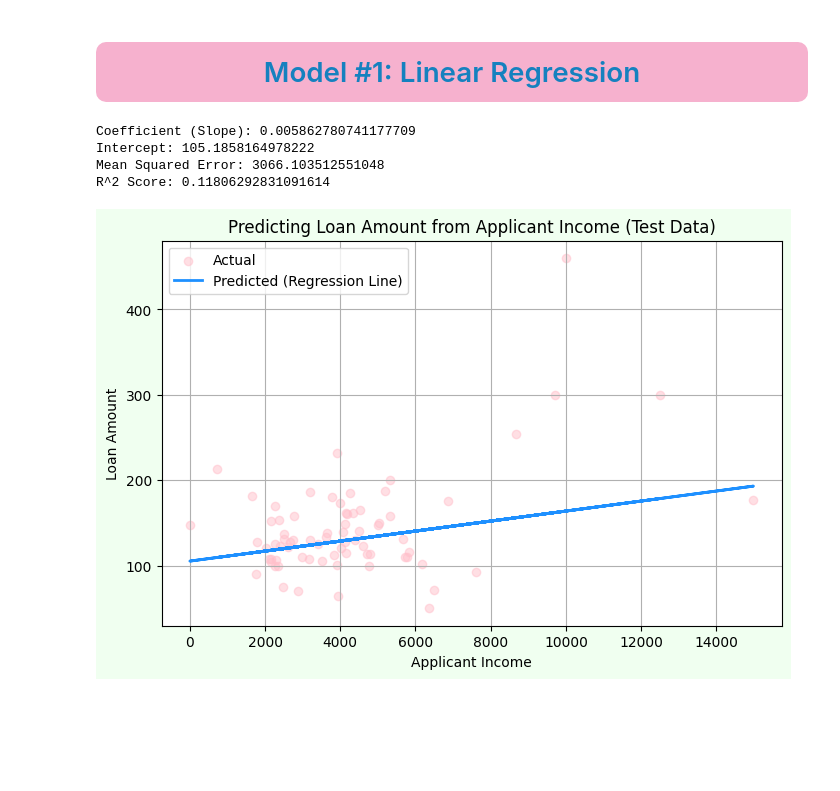
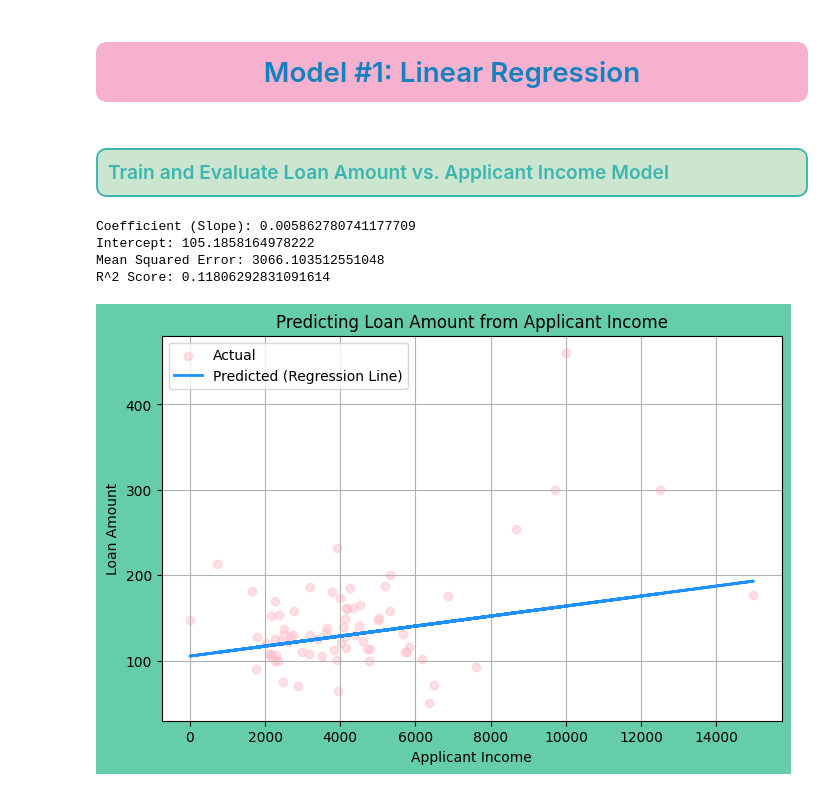
Before and after one commit to AbbyHoyt/KWK-Goldman-Sachs-ML-Final-Project, a Jupyter notebook: Abby_Hoyt_KWK_Machine_Learning_x_Finance_Challenge_Final_Project.ipynb, the cells around one changed output. Saved outputs shown, nothing was run; the diff lists cells and outputs as text; code cells hidden in the pictures; blank space fills up the shorter version.

Commit message:
Fixed references, subheader, and matplotlib graph.

```diff
--- a/Abby_Hoyt_KWK_Machine_Learning_x_Finance_Challenge_Final_Project.ipynb
+++ b/Abby_Hoyt_KWK_Machine_Learning_x_Finance_Challenge_Final_Project.ipynb
@@ -389,6 +395,10 @@ memory usage: 34.5+ KB
 IPython.display.HTML("<h1 style='color: #1581BF; text-align: center; text-transform: uppercase; background-color: #F6B1CE; padding: 10px; border-radius: 10px;'>Model #1: Linear Regression</h1>")
 # %% [output]
 Model #1: Linear Regression
+# %%
+IPython.display.HTML("<h3 style='background-color: #CCE5CF; padding: 10px; border: 2px solid #3DB6B1; border-radius: 10px; color: #3DB6B1;'>Train and Evaluate Loan Amount vs. Applicant Income Model</h3>")
+# %% [output]
+Train and Evaluate Loan Amount vs. Applicant Income Model
 # %%
 from sklearn.model_selection import train_test_split
 from sklearn.linear_model import LinearRegression
@@ -407,33 +417,33 @@ X_train, X_test, y_train, y_test = train_test_split(X, y, test_size = 0.2, rando
 # Train the model.
 model = LinearRegression()
 model.fit(X_train, y_train)
 
 # Make predictions.
 y_prediction = model.predict(X_test)
 
 # Evaluate model performance.
 mse = mean_squared_error(y_test, y_prediction)
 r2 = r2_score(y_test, y_prediction)
 
 print(f"Coefficient (Slope): {model.coef_[0]}")
 print(f"Intercept: {model.intercept_}")
 print(f"Mean Squared Error: {mse}")
 print(f"R^2 Score: {r2}")
 print()
 
 # Visualize results.
-plt.figure(figsize = (8, 5), facecolor = 'honeydew')
+plt.figure(figsize = (8, 5), facecolor = 'mediumaquamarine')
 plt.scatter(X_test, y_test, color = 'pink', alpha = 0.5, label = 'Actual')
 plt.plot(X_test, y_prediction, color = 'dodgerblue', linewidth = 2, label = 'Predicted (Regression Line)')
-plt.title("Predicting Loan Amount from Applicant Income (Test Data)")
+plt.title("Predicting Loan Amount from Applicant Income")
 plt.xlabel("Applicant Income")
 plt.ylabel("Loan Amount")
 plt.legend()
 plt.grid(True)
 plt.show()
 # %% [output]
 Coefficient (Slope): 0.005862780741177709
 Intercept: 105.1858164978222
 Mean Squared Error: 3066.103512551048
 R^2 Score: 0.11806292831091614
-[figure, old version]
+[figure, new version]
```
Also changed, not shown: parts of 1 cell of this notebook.
